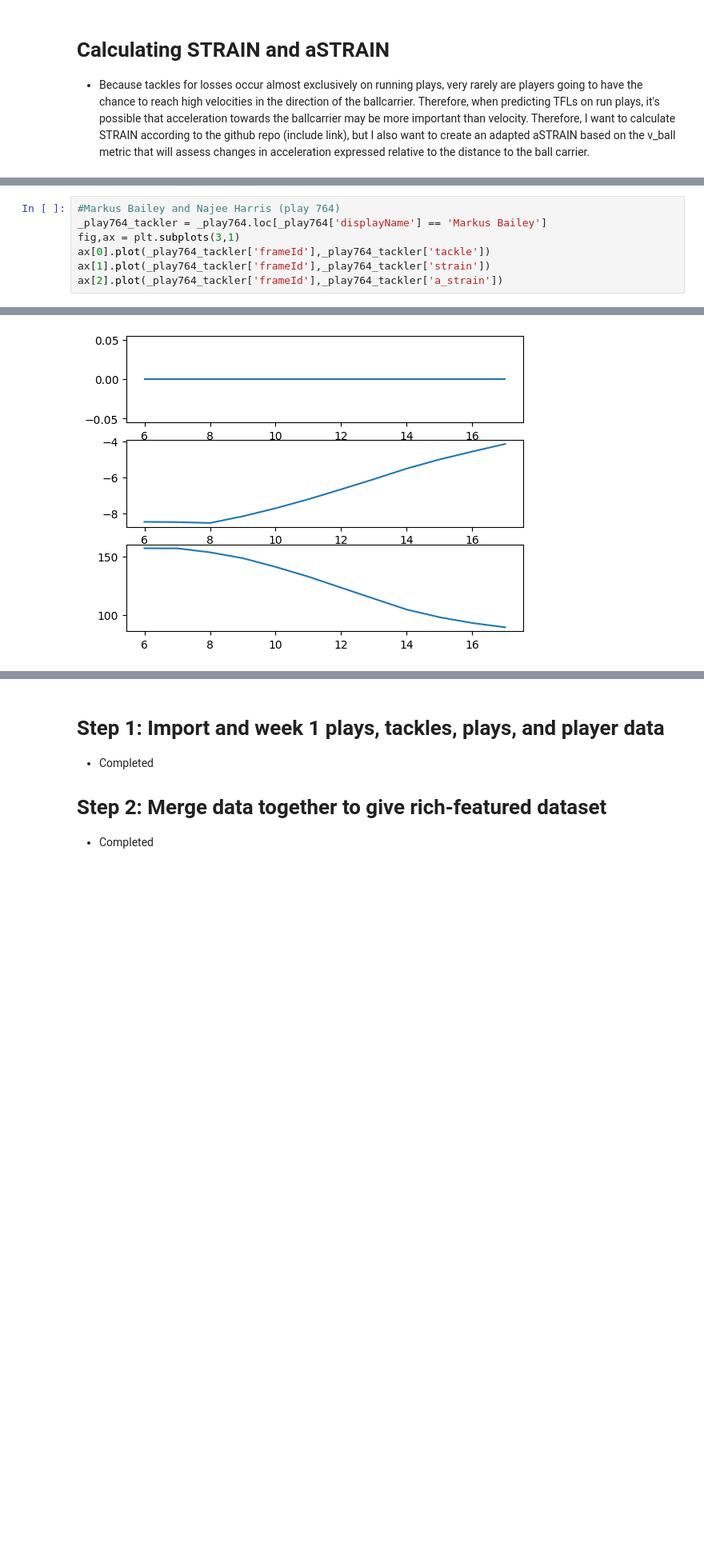
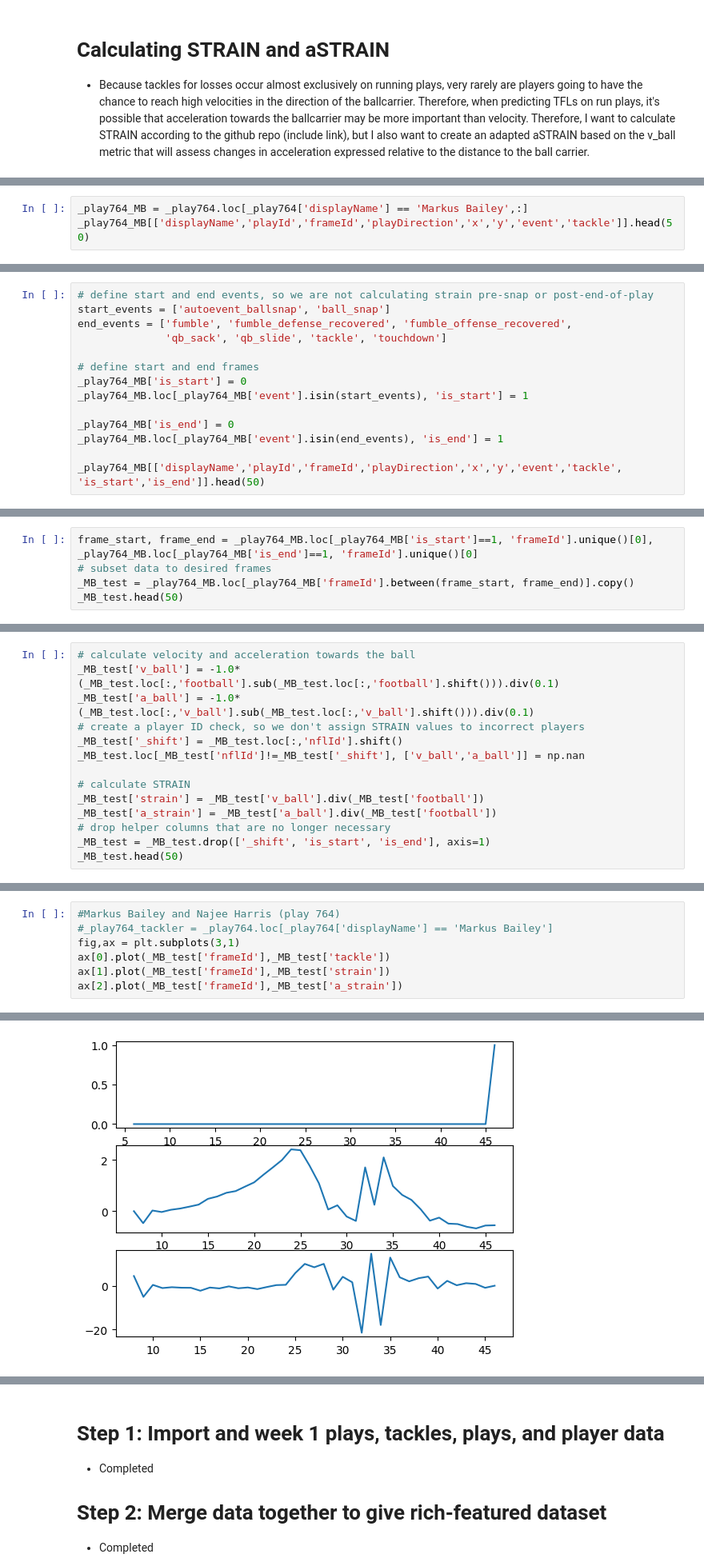
Before and after one commit to nacoker/NFL-big-data-bowl-2024, a Jupyter notebook: calculating-player-distances-and-assessing-tackles.ipynb, the cells around one changed output, grey strips where cells are left out. Shown at 80% size. Drawn from its saved outputs; the diff is of its cells as text; blank space fills up the shorter version.

Commit message:
Kaggle Notebook | Calculating Player Distances and Assessing Tackles | Version 8

```diff
--- a/calculating-player-distances-and-assessing-tackles.ipynb
+++ b/calculating-player-distances-and-assessing-tackles.ipynb
@@ -304,0 +334,3 @@ _df.loc[(_df['event']=='tackle') & (_df['tackle']==1),['event','tackle','prePena
+# %%
+_play764_MB = _play764.loc[_play764['displayName'] == 'Markus Bailey',:]
+_play764_MB[['displayName','playId','frameId','playDirection','x','y','event','tackle']].head(50)
@@ -304,0 +355,14 @@ _df.loc[(_df['event']=='tackle') & (_df['tackle']==1),['event','tackle','prePena
+# %%
+# define start and end events, so we are not calculating strain pre-snap or post-end-of-play
+start_events = ['autoevent_ballsnap', 'ball_snap']
+end_events = ['fumble', 'fumble_defense_recovered', 'fumble_offense_recovered',
+              'qb_sack', 'qb_slide', 'tackle', 'touchdown']
+
+# define start and end frames
+_play764_MB['is_start'] = 0
+_play764_MB.loc[_play764_MB['event'].isin(start_events), 'is_start'] = 1
+
+_play764_MB['is_end'] = 0
+_play764_MB.loc[_play764_MB['event'].isin(end_events), 'is_end'] = 1
+
+_play764_MB[['displayName','playId','frameId','playDirection','x','y','event','tackle', 'is_start','is_end']].head(50)
@@ -304,0 +397,5 @@ _df.loc[(_df['event']=='tackle') & (_df['tackle']==1),['event','tackle','prePena
+# %%
+frame_start, frame_end = _play764_MB.loc[_play764_MB['is_start']==1, 'frameId'].unique()[0], _play764_MB.loc[_play764_MB['is_end']==1, 'frameId'].unique()[0]
+# subset data to desired frames
+_MB_test = _play764_MB.loc[_play764_MB['frameId'].between(frame_start, frame_end)].copy()
+_MB_test.head(50)
@@ -304,0 +421,14 @@ _df.loc[(_df['event']=='tackle') & (_df['tackle']==1),['event','tackle','prePena
+# %%
+# calculate velocity and acceleration towards the ball
+_MB_test['v_ball'] = -1.0*(_MB_test.loc[:,'football'].sub(_MB_test.loc[:,'football'].shift())).div(0.1)
+_MB_test['a_ball'] = -1.0*(_MB_test.loc[:,'v_ball'].sub(_MB_test.loc[:,'v_ball'].shift())).div(0.1)
+# create a player ID check, so we don't assign STRAIN values to incorrect players
+_MB_test['_shift'] = _MB_test.loc[:,'nflId'].shift()
+_MB_test.loc[_MB_test['nflId']!=_MB_test['_shift'], ['v_ball','a_ball']] = np.nan
+
+# calculate STRAIN
+_MB_test['strain'] = _MB_test['v_ball'].div(_MB_test['football'])
+_MB_test['a_strain'] = _MB_test['a_ball'].div(_MB_test['football'])
+# drop helper columns that are no longer necessary
+_MB_test = _MB_test.drop(['_shift', 'is_start', 'is_end'], axis=1)
+_MB_test.head(50)
@@ -345,10 +493,10 @@ _play764 = df.loc[(df['gameId'] == 2022091103) & (df['playId'] == 764)]
 # %%
 #Markus Bailey and Najee Harris (play 764)
-_play764_tackler = _play764.loc[_play764['displayName'] == 'Markus Bailey']
+#_play764_tackler = _play764.loc[_play764['displayName'] == 'Markus Bailey']
 fig,ax = plt.subplots(3,1)
-ax[0].plot(_play764_tackler['frameId'],_play764_tackler['tackle'])
-ax[1].plot(_play764_tackler['frameId'],_play764_tackler['strain'])
-ax[2].plot(_play764_tackler['frameId'],_play764_tackler['a_strain'])
+ax[0].plot(_MB_test['frameId'],_MB_test['tackle'])
+ax[1].plot(_MB_test['frameId'],_MB_test['strain'])
+ax[2].plot(_MB_test['frameId'],_MB_test['a_strain'])
 # %% [output]
 [<matplotlib.lines.Line2D at 0x...>]
-[figure, old version]
+[figure, new version]
```
Also changed, not shown: parts of 22 cells of this notebook.
